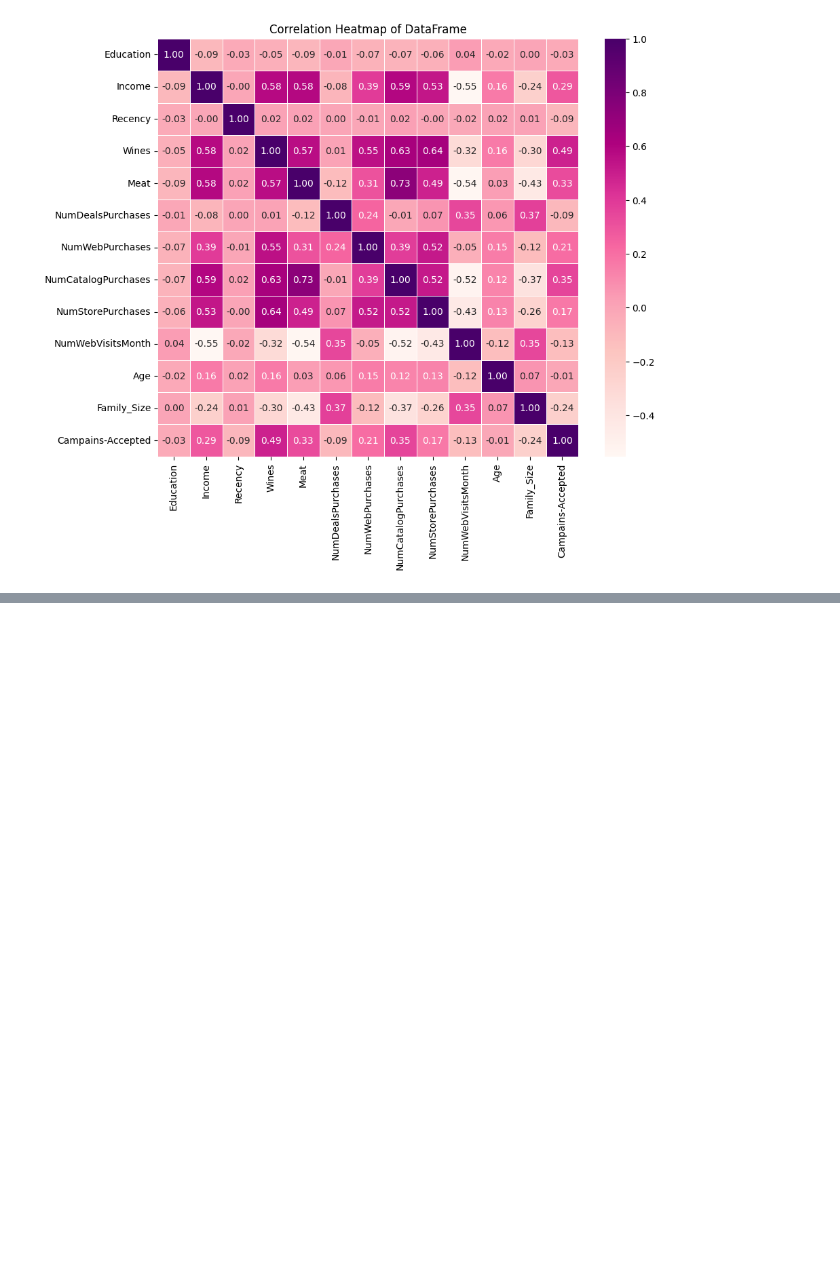
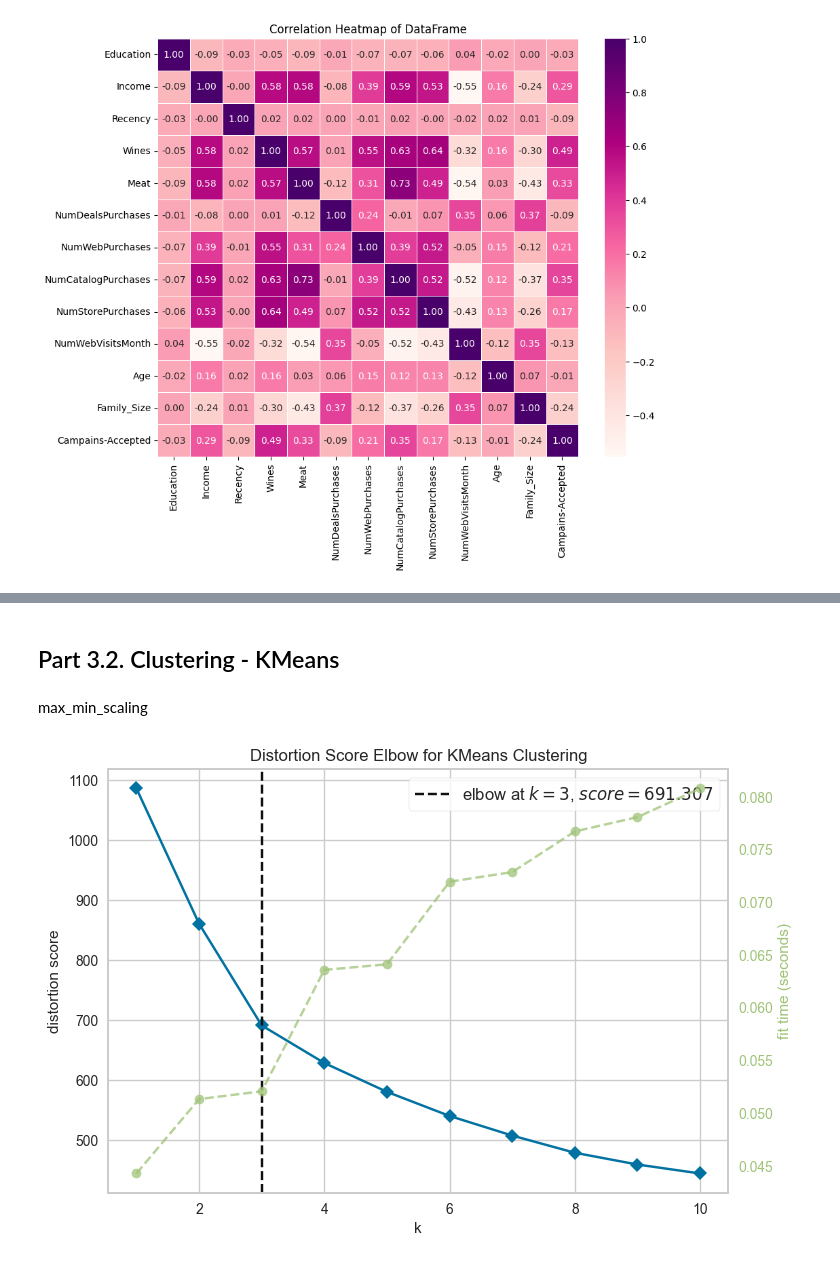
Before and after one commit to hamouzIIpseity/Customer_analysis, a Jupyter notebook: notebooks/personality_analysis.ipynb, the cells around one changed output, grey strips where cells are left out. Drawn from its saved outputs; the diff is of its cells as text; code cells hidden in the pictures; blank space fills up the shorter version.

```diff
--- a/notebooks/personality_analysis.ipynb
+++ b/notebooks/personality_analysis.ipynb
@@ -647,0 +821,15 @@ plt.show()
+# %% [markdown]
+## Part 3.2. Clustering - KMeans
+# %% [markdown]
+max_min_scaling
+# %%
+# Instantiate the KMeans model
+model = KMeans(random_state=42)
+
+visualizer = KElbowVisualizer(model, k=(1,11))
+visualizer.fit(df_normalized)
+visualizer.show()
+# Get the optimal number of clusters (k) from the visualizer
+optimal_k_min_max = visualizer.elbow_value_
+# %% [output]
+[figure, added]
```
Also changed, not shown: parts of 27 cells of this notebook.
